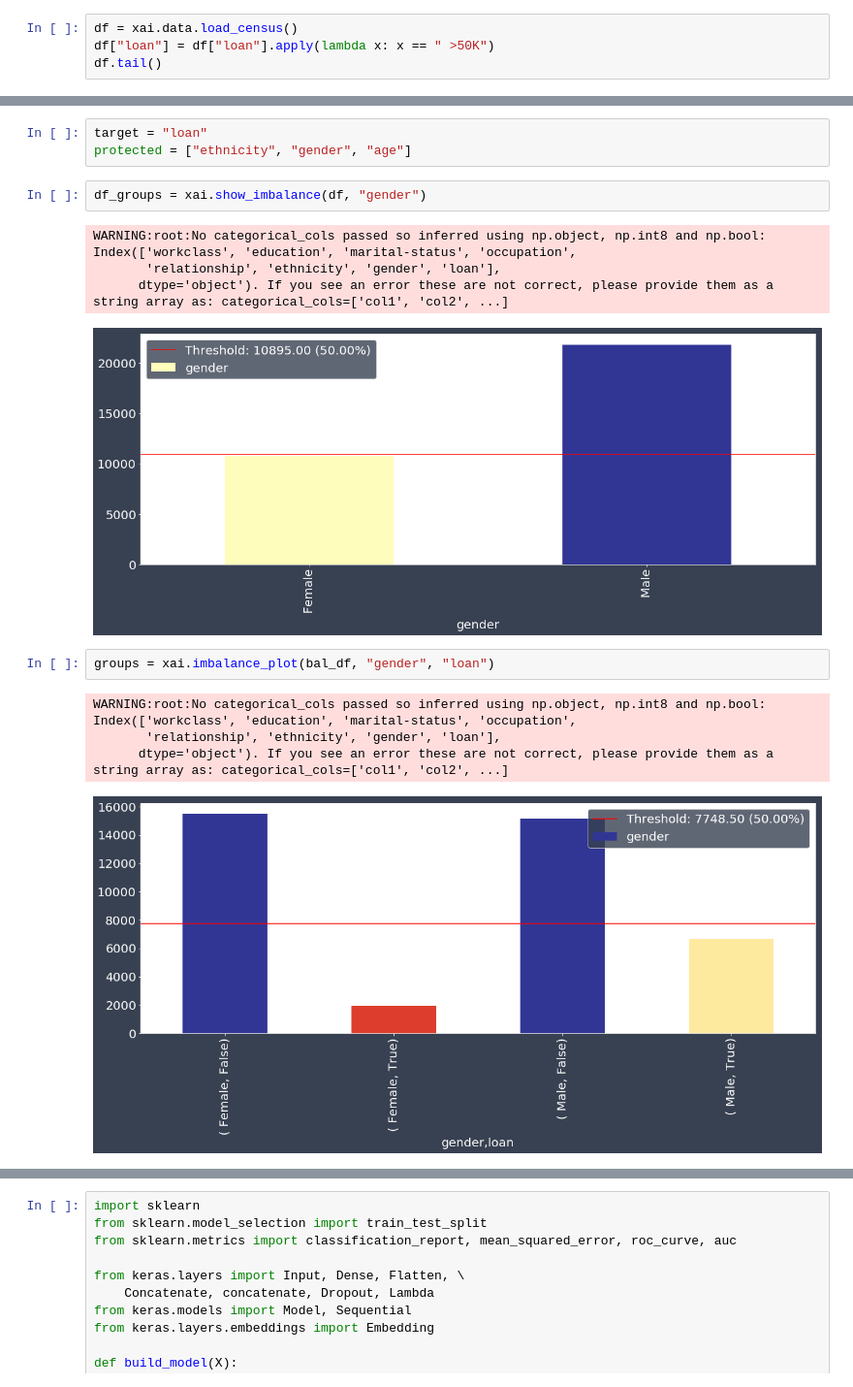
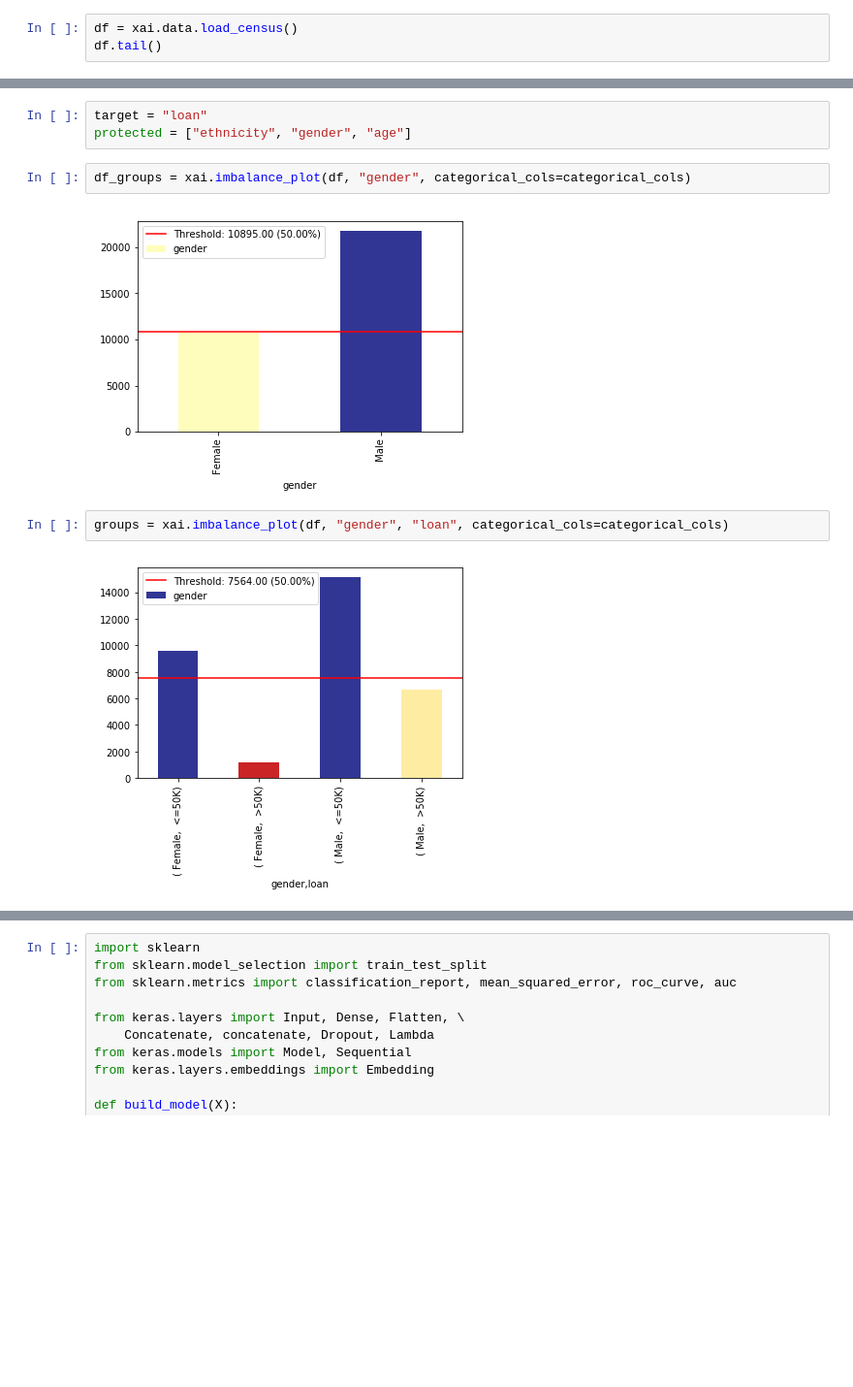
Before and after one commit to EthicalML/xai, a Jupyter notebook: examples/XAI Tabular Data Example Usage.ipynb, the cells around one changed output, grey strips where cells are left out. Shown at 97% size. Cells and saved outputs as stored; diff of their text form; blank space fills up the shorter version.

```diff
--- a/examples/XAI Tabular Data Example Usage.ipynb
+++ b/examples/XAI Tabular Data Example Usage.ipynb
@@ -42,7 +48,6 @@ csv_columns = ["age", "workclass", "fnlwgt", "education", "education-num", "mari
                    "hours-per-week", "loan"]
 # %%
 df = xai.data.load_census()
-df["loan"] = df["loan"].apply(lambda x: x == " >50K")
 df.tail()
 # %% [output]
 |  | age | workclass | education | education-num | marital-status | occupation | relationship | ethnicity | ... |
@@ -55,17 +60,11 @@ df.tail()
 target = "loan"
 protected = ["ethnicity", "gender", "age"]
 # %%
-df_groups = xai.show_imbalance(df, "gender")
+df_groups = xai.imbalance_plot(df, "gender", categorical_cols=categorical_cols)
 # %% [output]
-WARNING:root:No categorical_cols passed so inferred using np.object, np.int8 and np.bool: Index(['workclass', 'education', 'marital-status', 'occupation',
-       'relationship', 'ethnicity', 'gender', 'loan'],
-      dtype='object'). If you see an error these are not correct, please provide them as a string array as: categorical_cols=['col1', 'col2', ...]
-[figure, old version]
+[figure, new version]
 # %%
-groups = xai.imbalance_plot(bal_df, "gender", "loan")
+groups = xai.imbalance_plot(df, "gender", "loan", categorical_cols=categorical_cols)
 # %% [output]
-WARNING:root:No categorical_cols passed so inferred using np.object, np.int8 and np.bool: Index(['workclass', 'education', 'marital-status', 'occupation',
-       'relationship', 'ethnicity', 'gender', 'loan'],
-      dtype='object'). If you see an error these are not correct, please provide them as a string array as: categorical_cols=['col1', 'col2', ...]
-[figure, old version]
+[figure, new version]
 # %%
```
Also changed, not shown: parts of 26 cells of this notebook, 16 other files.
